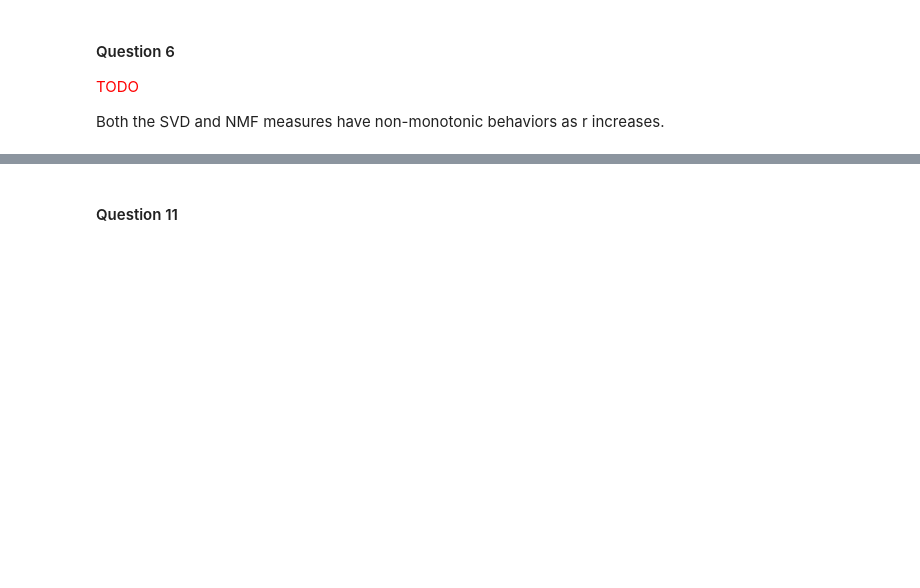
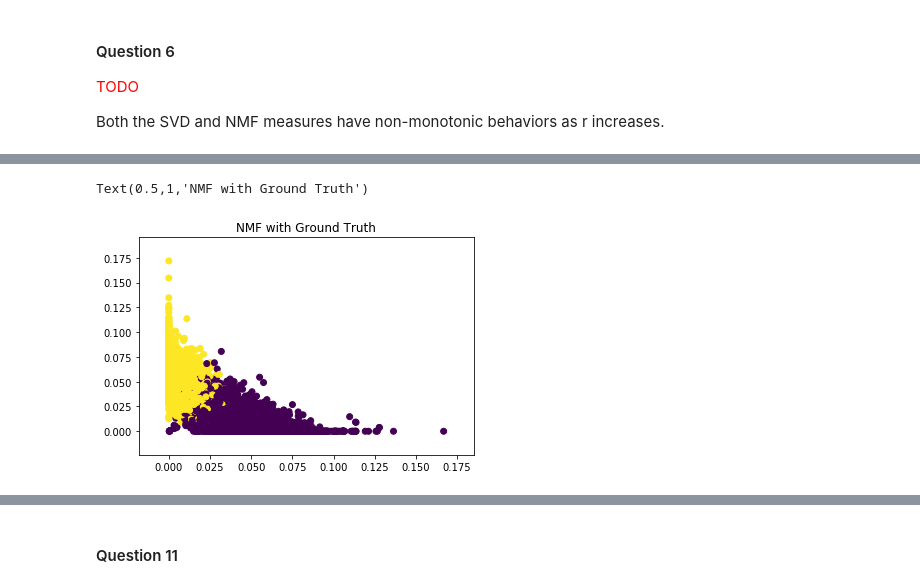
Before and after one commit to 219Winter2019adjz/Project2, a Jupyter notebook: Proj2.ipynb, the cells around one changed output, grey strips where cells are left out. Saved outputs shown, nothing was run; the diff lists cells and outputs as text; code cells hidden in the pictures; blank space fills up the shorter version.

```diff
--- a/Proj2.ipynb
+++ b/Proj2.ipynb
@@ -293,0 +341,20 @@ Both the SVD and NMF measures have non-monotonic behaviors as r increases.
+# %%
+# NMF, ground truth
+
+# Reset NMF
+nmf = NMF(n_components=NMF_best_r)
+X_data_nmf_r = nmf.fit_transform(X_data_tfidf)
+
+nmf_to_plot = X_data_nmf_r[:, 0:2] # Take the first two columns of the NMF Data to plot
+
+color_truth = np.zeros(len(twenty_binary_labels))
+
+for i in range(len(twenty_binary_labels)):
+    if twenty_binary_labels[i] == 1:
+        color_truth[i] = 1
+
+plt.scatter(nmf_to_plot[:,0] ,nmf_to_plot[:,1], c = color_truth)
+plt.title('NMF with Ground Truth')
+# %% [output]
+Text(0.5,1,'NMF with Ground Truth')
+[figure, added]
```
Also changed, not shown: parts of 20 cells of this notebook.
